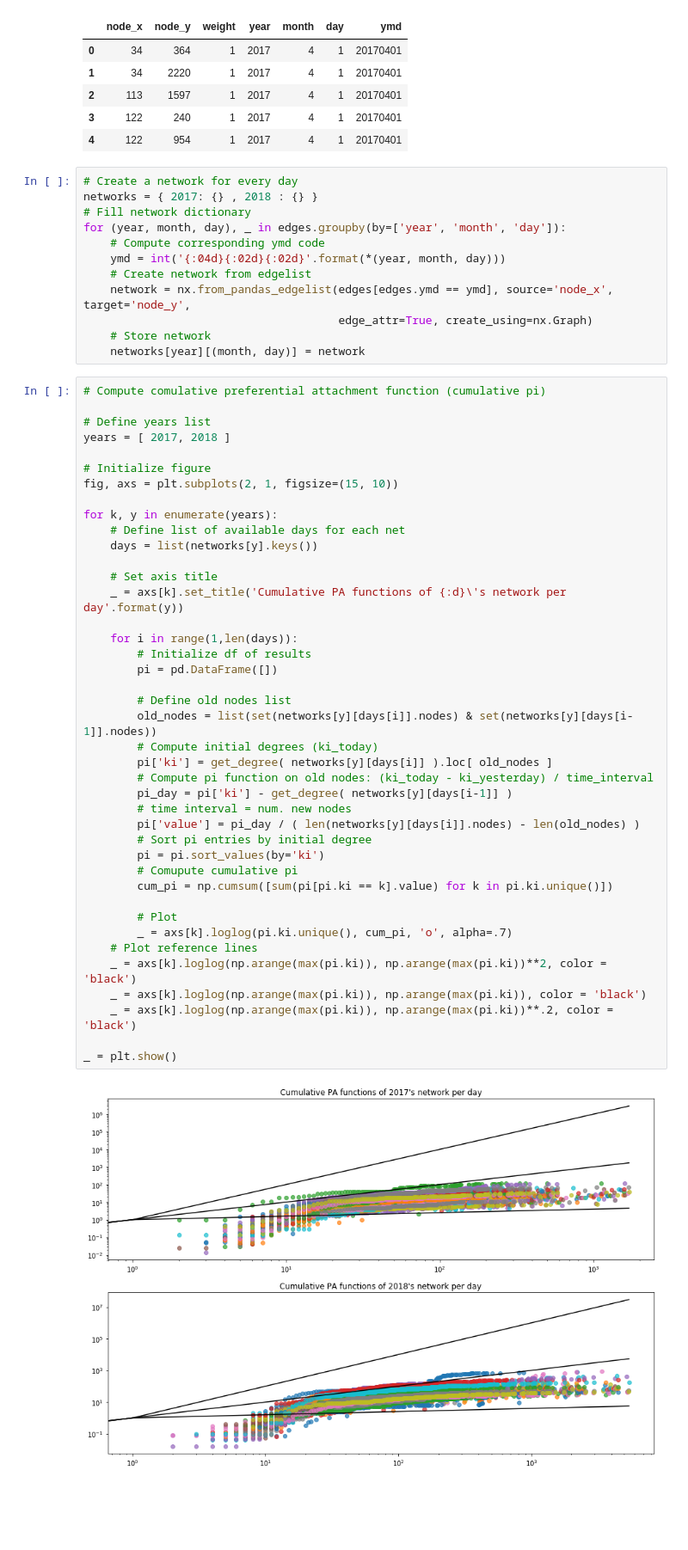
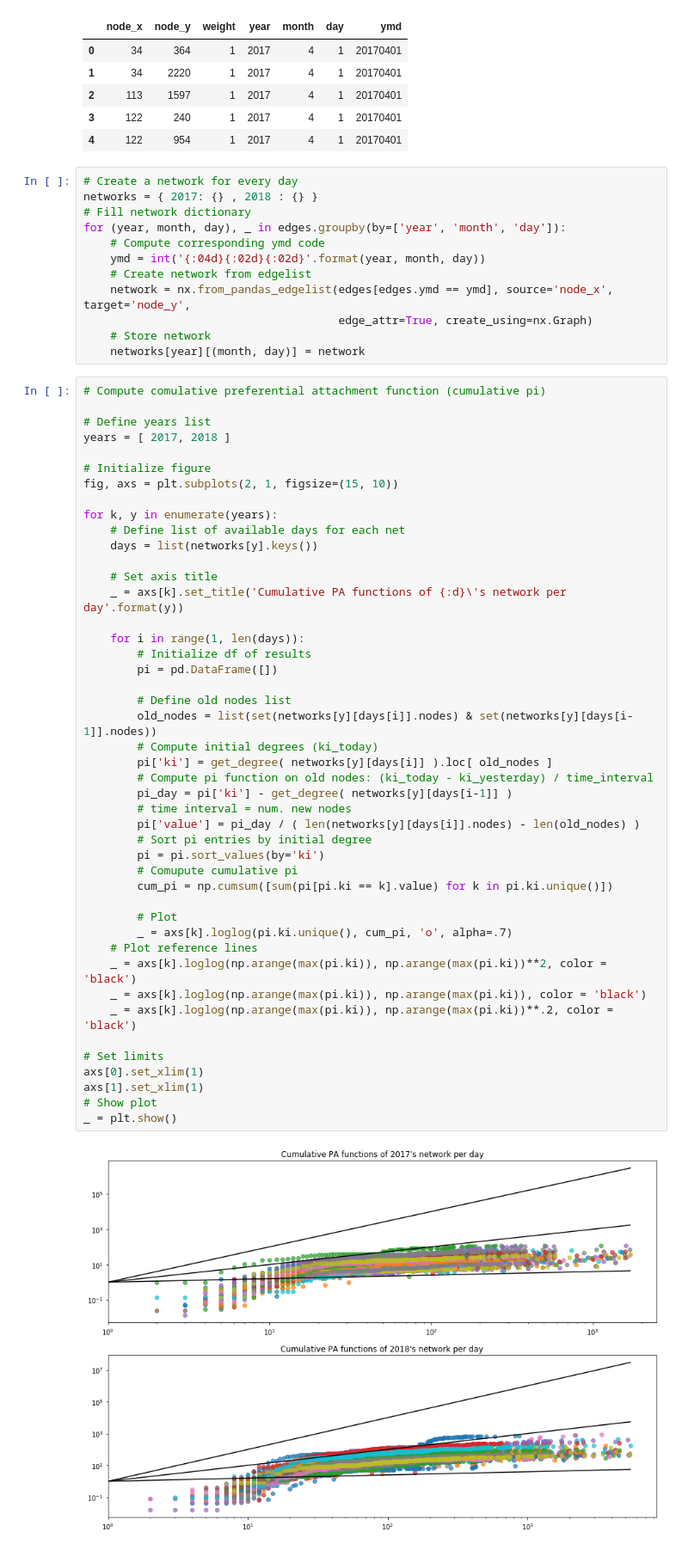
Before and after one commit to damiclem/feminism_network, a Jupyter notebook: preferential_attachment.ipynb, the cells around one changed output. Shown at 86% size. Saved outputs shown, nothing was run; the diff lists cells and outputs as text; blank space fills up the shorter version.

Commit message:
Added network images

```diff
--- a/preferential_attachment.ipynb
+++ b/preferential_attachment.ipynb
@@ -106,7 +106,7 @@ networks = { 2017: {} , 2018 : {} }
 # Fill network dictionary
 for (year, month, day), _ in edges.groupby(by=['year', 'month', 'day']):
     # Compute corresponding ymd code
-    ymd = int('{:04d}{:02d}{:02d}'.format(*(year, month, day)))
+    ymd = int('{:04d}{:02d}{:02d}'.format(year, month, day))
     # Create network from edgelist
     network = nx.from_pandas_edgelist(edges[edges.ymd == ymd], source='node_x', target='node_y',
                                       edge_attr=True, create_using=nx.Graph)
@@ -126,35 +126,39 @@ for k, y in enumerate(years):
     days = list(networks[y].keys())
 
     # Set axis title
     _ = axs[k].set_title('Cumulative PA functions of {:d}\'s network per day'.format(y))
 
-    for i in range(1,len(days)):
+    for i in range(1, len(days)):
         # Initialize df of results
         pi = pd.DataFrame([])
 
         # Define old nodes list
         old_nodes = list(set(networks[y][days[i]].nodes) & set(networks[y][days[i-1]].nodes))
         # Compute initial degrees (ki_today)
         pi['ki'] = get_degree( networks[y][days[i]] ).loc[ old_nodes ]
         # Compute pi function on old nodes: (ki_today - ki_yesterday) / time_interval
         pi_day = pi['ki'] - get_degree( networks[y][days[i-1]] )
         # time interval = num. new nodes
         pi['value'] = pi_day / ( len(networks[y][days[i]].nodes) - len(old_nodes) )
         # Sort pi entries by initial degree
         pi = pi.sort_values(by='ki')
         # Comupute cumulative pi
         cum_pi = np.cumsum([sum(pi[pi.ki == k].value) for k in pi.ki.unique()])
 
         # Plot
         _ = axs[k].loglog(pi.ki.unique(), cum_pi, 'o', alpha=.7)
     # Plot reference lines
     _ = axs[k].loglog(np.arange(max(pi.ki)), np.arange(max(pi.ki))**2, color = 'black')
     _ = axs[k].loglog(np.arange(max(pi.ki)), np.arange(max(pi.ki)), color = 'black')
     _ = axs[k].loglog(np.arange(max(pi.ki)), np.arange(max(pi.ki))**.2, color = 'black')
 
+# Set limits
+axs[0].set_xlim(1)
+axs[1].set_xlim(1)
+# Show plot
 _ = plt.show()
 # %% [output]
-[figure, old version]
+[figure, new version]
 # %%
 # Compute comulative preferential attachment function (cumulative pi)
 
```
Also changed, not shown: parts of 1 cell of this notebook, 8 other files.
